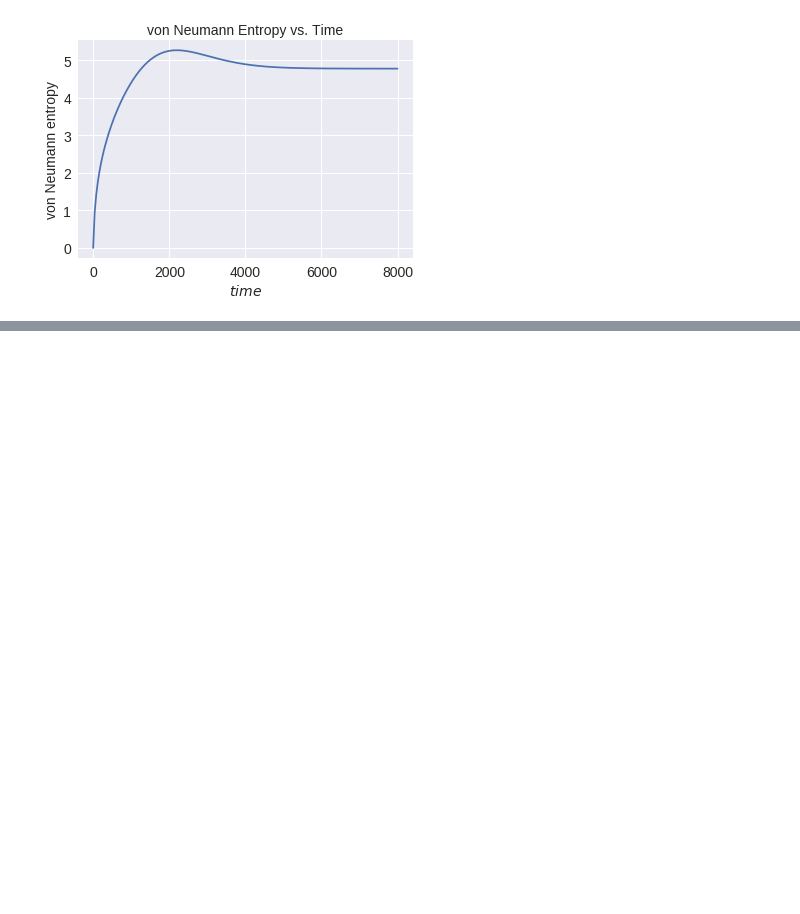
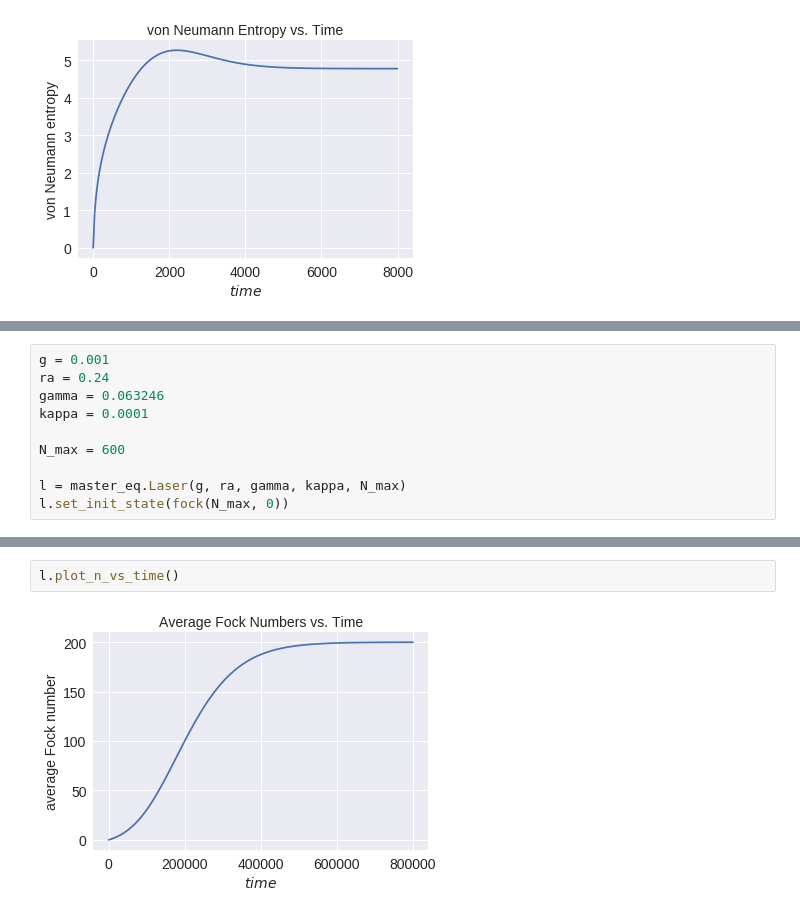
Before and after one commit to lffan/laser_entropy, a Jupyter notebook: examples/master_eq_basic_example.ipynb, the cells around one changed output, grey strips where cells are left out. Saved outputs shown, nothing was run; the diff lists cells and outputs as text; blank space fills up the shorter version.

```diff
--- a/examples/master_eq_basic_example.ipynb
+++ b/examples/master_eq_basic_example.ipynb
@@ -138,0 +111,10 @@ get_para(1.2, 200, 0.0001, 0.001)
+# %%
+g = 0.001
+ra = 0.24
+gamma = 0.063246
+kappa = 0.0001
+
+N_max = 600
+
+l = master_eq.Laser(g, ra, gamma, kappa, N_max)
+l.set_init_state(fock(N_max, 0))
@@ -138,0 +139,4 @@ get_para(1.2, 200, 0.0001, 0.001)
+# %%
+l.plot_n_vs_time()
+# %% [output]
+[figure, added]
```
Also changed, not shown: parts of 44 cells of this notebook, 1 other file.
